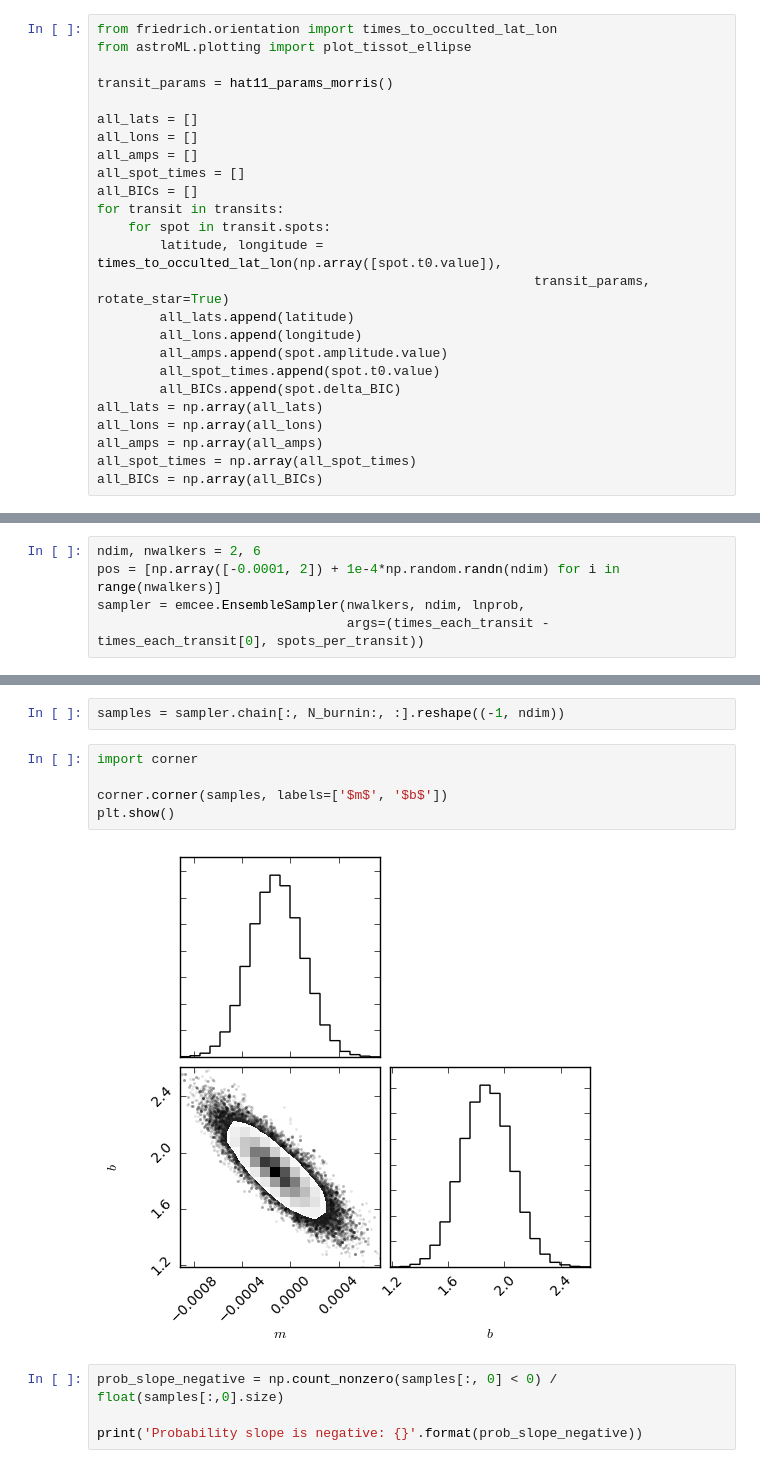
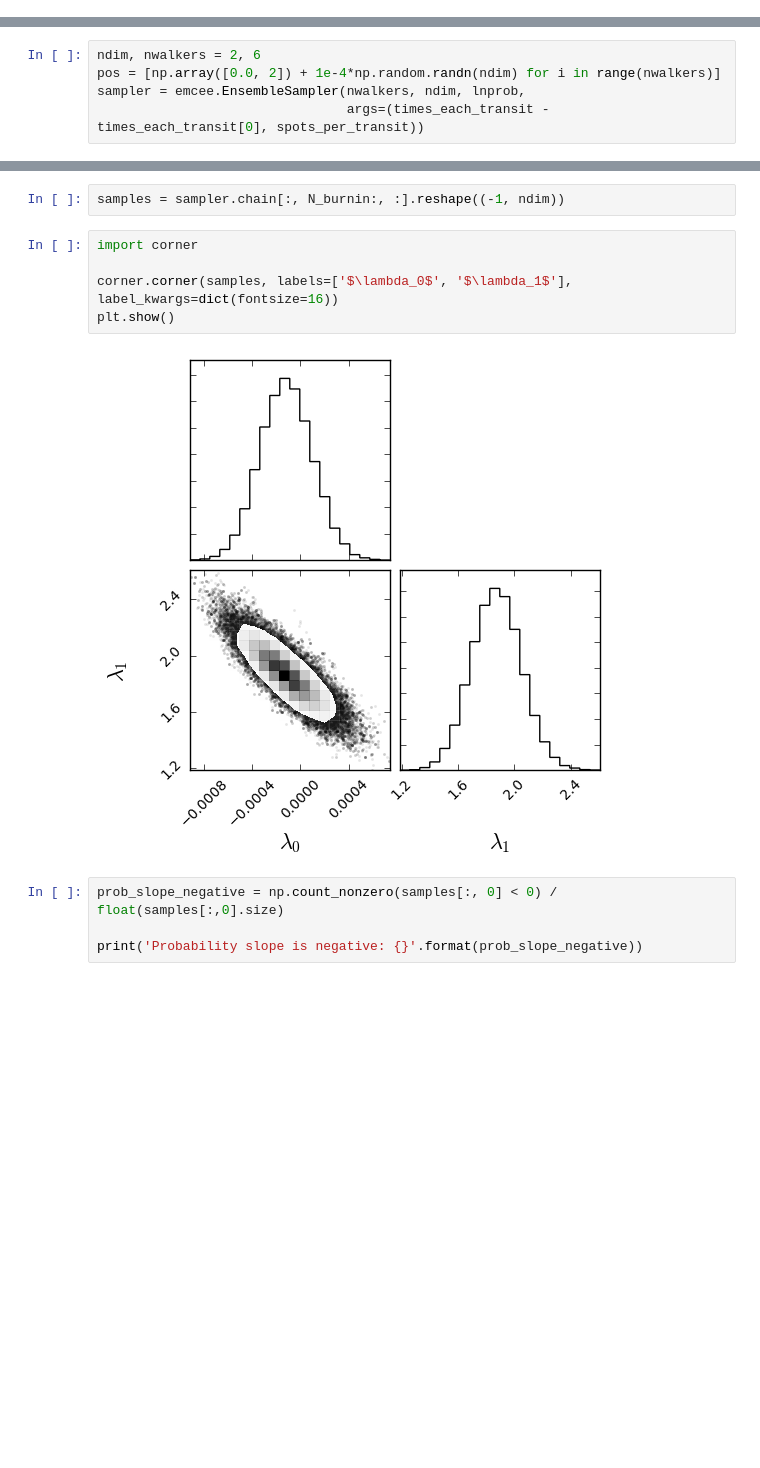
Before and after one commit to bmorris3/friedrich, a Jupyter notebook: hat11/spot_number.ipynb, the cells around one changed output, grey strips where cells are left out. Cells and saved outputs as stored; diff of their text form; blank space fills up the shorter version.

```diff
--- a/hat11/spot_number.ipynb
+++ b/hat11/spot_number.ipynb
@@ -23,28 +23,3 @@ for archive_path in archive_paths:
     transits.append(Transit(spots, time=m.lc.times.jd.mean()))
 # %% [output]
 load results
-# %%
-from friedrich.orientation import times_to_occulted_lat_lon
-from astroML.plotting import plot_tissot_ellipse
-
-transit_params = hat11_params_morris()
-
-all_lats = []
-all_lons = []
-all_amps = []
-all_spot_times = []
-all_BICs = []
-for transit in transits:
-    for spot in transit.spots:
-        latitude, longitude = times_to_occulted_lat_lon(np.array([spot.t0.value]),
-                                                        transit_params, rotate_star=True)
-        all_lats.append(latitude)
-        all_lons.append(longitude)
-        all_amps.append(spot.amplitude.value)
-        all_spot_times.append(spot.t0.value)
-        all_BICs.append(spot.delta_BIC)
-all_lats = np.array(all_lats)
-all_lons = np.array(all_lons)
-all_amps = np.array(all_amps)
-all_spot_times = np.array(all_spot_times)
-all_BICs = np.array(all_BICs)
@@ -171,6 +94,6 @@ plt.plot(times_each_transit - times_each_transit[0],
 # %%
 ndim, nwalkers = 2, 6
-pos = [np.array([-0.0001, 2]) + 1e-4*np.random.randn(ndim) for i in range(nwalkers)]
+pos = [np.array([0.0, 2]) + 1e-4*np.random.randn(ndim) for i in range(nwalkers)]
 sampler = emcee.EnsembleSampler(nwalkers, ndim, lnprob,
                                 args=(times_each_transit - times_each_transit[0], spots_per_transit))
 # %%
@@ -182,10 +105,10 @@ samples = sampler.chain[:, N_burnin:, :].reshape((-1, ndim))
 # %%
 import corner
 
-corner.corner(samples, labels=['$m$', '$b$'])
+corner.corner(samples, labels=['$\lambda_0$', '$\lambda_1$'], label_kwargs=dict(fontsize=16))
 plt.show()
 # %% [output]
-[figure, old version]
+[figure, new version]
 # %%
 prob_slope_negative = np.count_nonzero(samples[:, 0] < 0) / float(samples[:,0].size)
 
```
Also changed, not shown: parts of 12 cells of this notebook.
